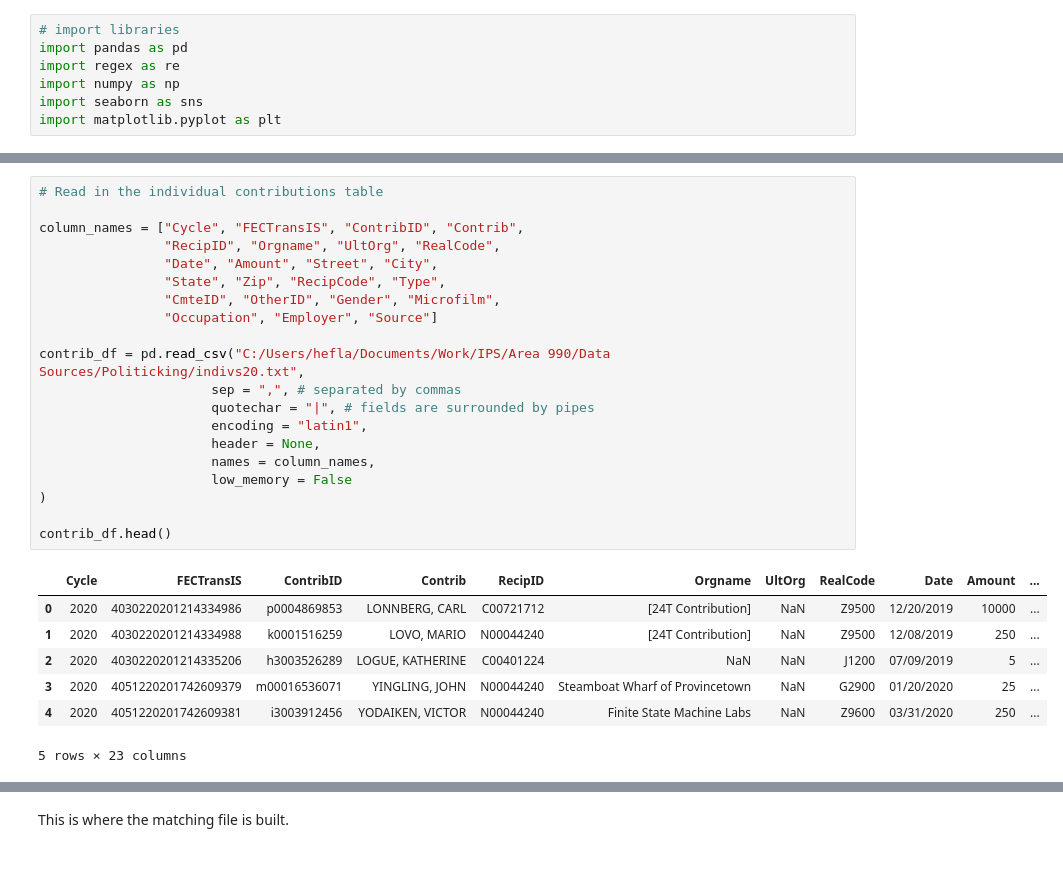
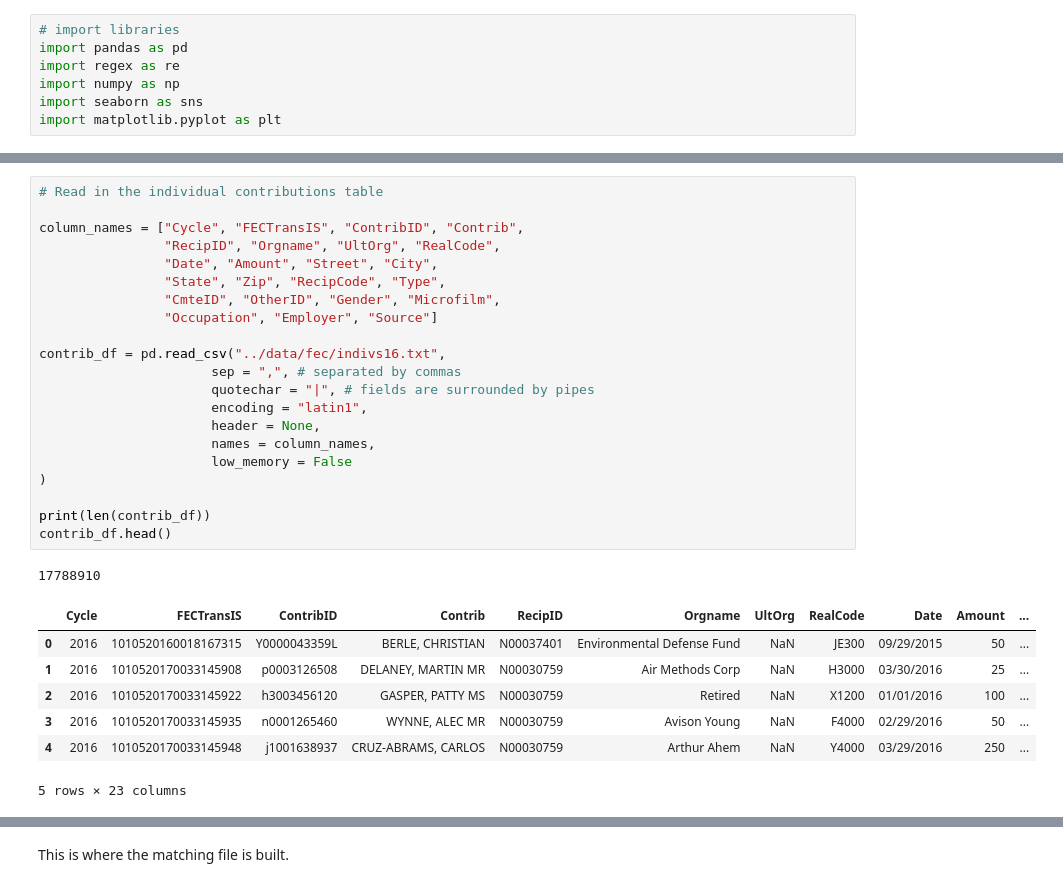
Before and after one commit to marobinette/cfd-project-ds1, a Jupyter notebook: notebooks/Open_Secrets_ETL.ipynb, the cells around one changed output, grey strips where cells are left out. Saved outputs shown, nothing was run; the diff lists cells and outputs as text.

```diff
--- a/notebooks/Open_Secrets_ETL.ipynb
+++ b/notebooks/Open_Secrets_ETL.ipynb
@@ -55,30 +57,32 @@ cand_df.head()
 # %%
 # Read in the individual contributions table
 
 column_names = ["Cycle", "FECTransIS", "ContribID", "Contrib",
                 "RecipID", "Orgname", "UltOrg", "RealCode",
                 "Date", "Amount", "Street", "City",
                 "State", "Zip", "RecipCode", "Type",
                 "CmteID", "OtherID", "Gender", "Microfilm",
                 "Occupation", "Employer", "Source"]
 
-contrib_df = pd.read_csv("C:/Users/hefla/Documents/Work/IPS/Area 990/Data Sources/Politicking/indivs20.txt",
+contrib_df = pd.read_csv("../data/fec/indivs16.txt",
                       sep = ",", # separated by commas
                       quotechar = "|", # fields are surrounded by pipes
                       encoding = "latin1",
                       header = None,
                       names = column_names,
                       low_memory = False
 )
 
+print(len(contrib_df))
 contrib_df.head()
 # %% [output]
+17788910
 |  | Cycle | FECTransIS | ContribID | Contrib | RecipID | Orgname | UltOrg | RealCode | Date | Amount | ... |
-| 0 | 2020 | 4030220201214334986 | p0004869853 | LONNBERG, CARL | C00721712 | [24T Contribution] | NaN | Z9500 | 12/20/2019 | 10000 | ... |
-| 1 | 2020 | 4030220201214334988 | k0001516259 | LOVO, MARIO | N00044240 | [24T Contribution] | NaN | Z9500 | 12/08/2019 | 250 | ... |
-| 2 | 2020 | 4030220201214335206 | h3003526289 | LOGUE, KATHERINE | C00401224 | NaN | NaN | J1200 | 07/09/2019 | 5 | ... |
-| 3 | 2020 | 4051220201742609379 | m00016536071 | YINGLING, JOHN | N00044240 | Steamboat Wharf of Provincetown | NaN | G2900 | 01/20/2020 | 25 | ... |
-| 4 | 2020 | 4051220201742609381 | i3003912456 | YODAIKEN, VICTOR | N00044240 | Finite State Machine Labs | NaN | Z9600 | 03/31/2020 | 250 | ... |
+| 0 | 2016 | 1010520160018167315 | Y0000043359L | BERLE, CHRISTIAN | N00037401 | Environmental Defense Fund | NaN | JE300 | 09/29/2015 | 50 | ... |
+| 1 | 2016 | 1010520170033145908 | p0003126508 | DELANEY, MARTIN MR | N00030759 | Air Methods Corp | NaN | H3000 | 03/30/2016 | 25 | ... |
+| 2 | 2016 | 1010520170033145922 | h3003456120 | GASPER, PATTY MS | N00030759 | Retired | NaN | X1200 | 01/01/2016 | 100 | ... |
+| 3 | 2016 | 1010520170033145935 | n0001265460 | WYNNE, ALEC MR | N00030759 | Avison Young | NaN | F4000 | 02/29/2016 | 50 | ... |
+| 4 | 2016 | 1010520170033145948 | j1001638937 | CRUZ-ABRAMS, CARLOS | N00030759 | Arthur Ahem | NaN | Y4000 | 03/29/2016 | 250 | ... |
-5 rows × 23 columns
+5 rows × 23 columns
 # %%
 # Field cleanup for candidates table
```
Also changed, not shown: parts of 18 cells of this notebook, 3 other files.
